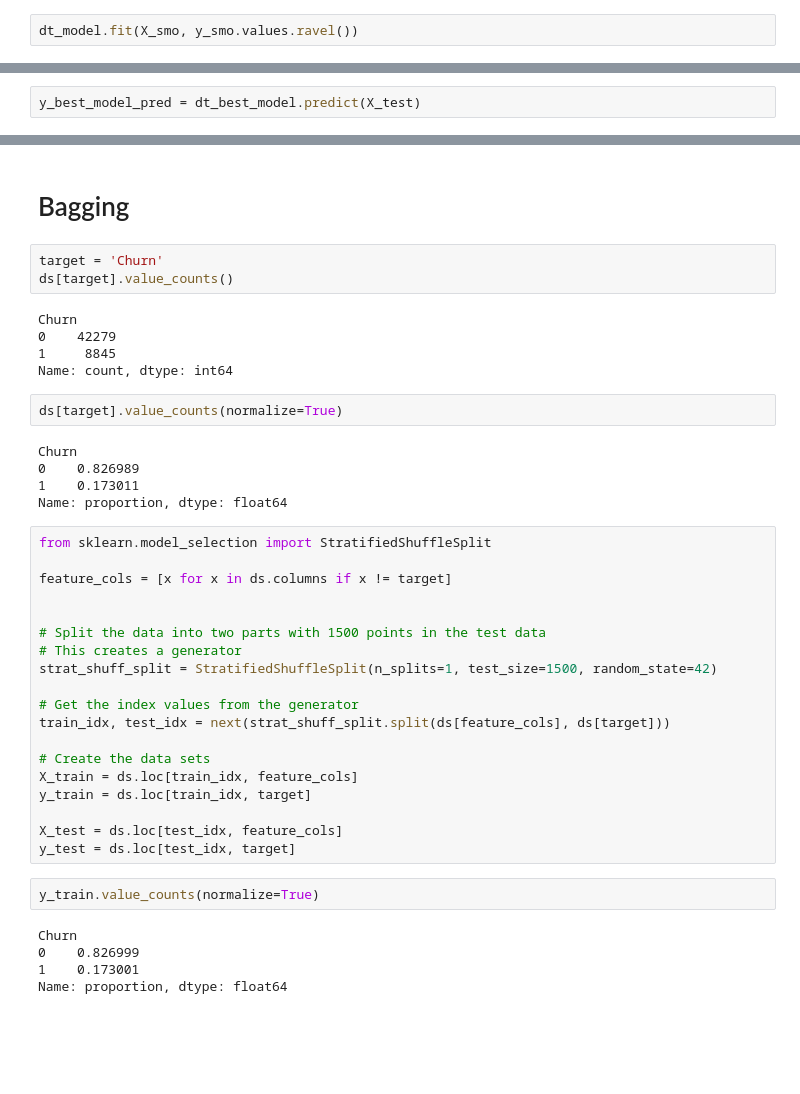
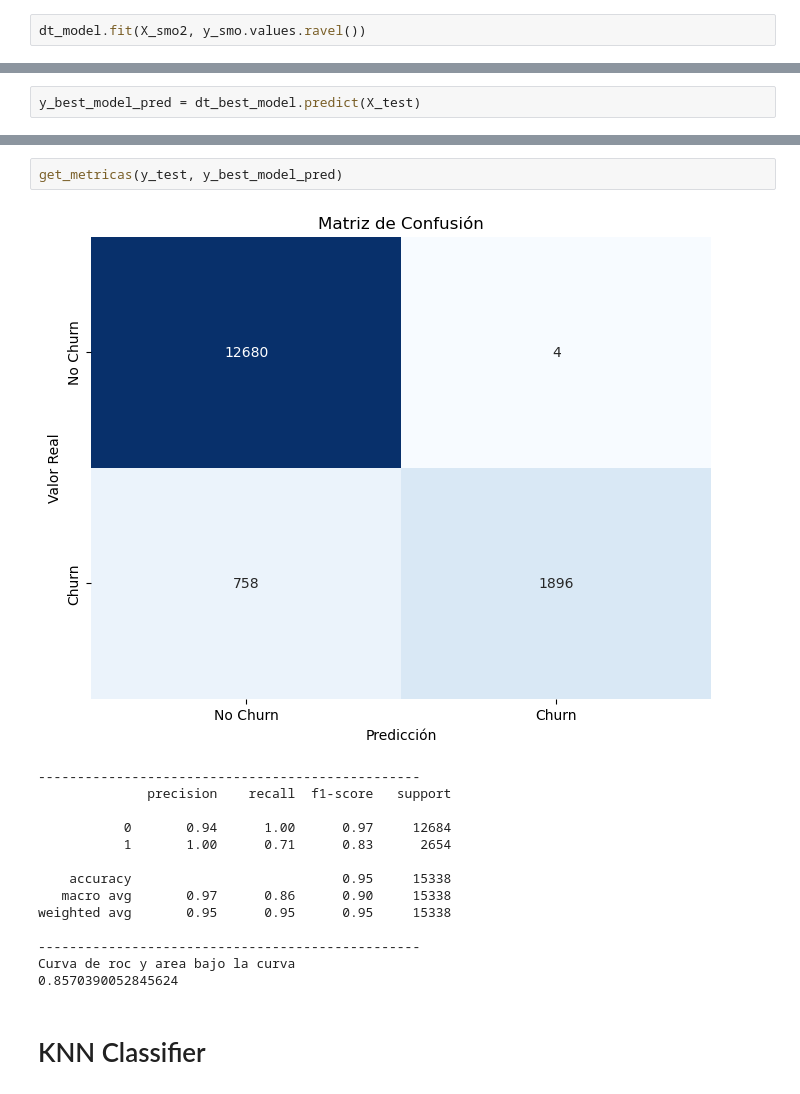
Before and after one commit to nicoalexanderdev/ML-BancoData, a Jupyter notebook: Classification.ipynb, the cells around one changed output, grey strips where cells are left out. Drawn from its saved outputs; the diff is of its cells as text; blank space fills up the shorter version.

```diff
--- a/Classification.ipynb
+++ b/Classification.ipynb
@@ -413,3 +491,3 @@ dt_model = DecisionTreeClassifier(random_state=42)
 # %%
-dt_model.fit(X_smo, y_smo.values.ravel())
+dt_model.fit(X_smo2, y_smo.values.ravel())
 # %% [output]
@@ -509,43 +554,19 @@ plot_decision_tree(dt_best_model, feature_names.values)
+# %%
+get_metricas(y_test, y_best_model_pred)
+# %% [output]
+[figure, added]
+-------------------------------------------------
+              precision    recall  f1-score   support
+
+           0       0.94      1.00      0.97     12684
+           1       1.00      0.71      0.83      2654
+
+    accuracy                           0.95     15338
+   macro avg       0.97      0.86      0.90     15338
+weighted avg       0.95      0.95      0.95     15338
+
+-------------------------------------------------
+Curva de roc y area bajo la curva
+0.8570390052845624
 # %% [markdown]
-# Bagging
+# KNN Classifier
-# %%
-target = 'Churn'
-ds[target].value_counts()
-# %% [output]
-Churn
-0    42279
-1     8845
-Name: count, dtype: int64
-# %%
-ds[target].value_counts(normalize=True)
-# %% [output]
-Churn
-0    0.826989
-1    0.173011
-Name: proportion, dtype: float64
-# %%
-from sklearn.model_selection import StratifiedShuffleSplit
-
-feature_cols = [x for x in ds.columns if x != target]
-
-
-# Split the data into two parts with 1500 points in the test data
-# This creates a generator
-strat_shuff_split = StratifiedShuffleSplit(n_splits=1, test_size=1500, random_state=42)
-
-# Get the index values from the generator
-train_idx, test_idx = next(strat_shuff_split.split(ds[feature_cols], ds[target]))
-
-# Create the data sets
-X_train = ds.loc[train_idx, feature_cols]
-y_train = ds.loc[train_idx, target]
-
-X_test = ds.loc[test_idx, feature_cols]
-y_test = ds.loc[test_idx, target]
-# %%
-y_train.value_counts(normalize=True)
-# %% [output]
-Churn
-0    0.826999
-1    0.173001
-Name: proportion, dtype: float64
```
Also changed, not shown: parts of 68 cells of this notebook.
